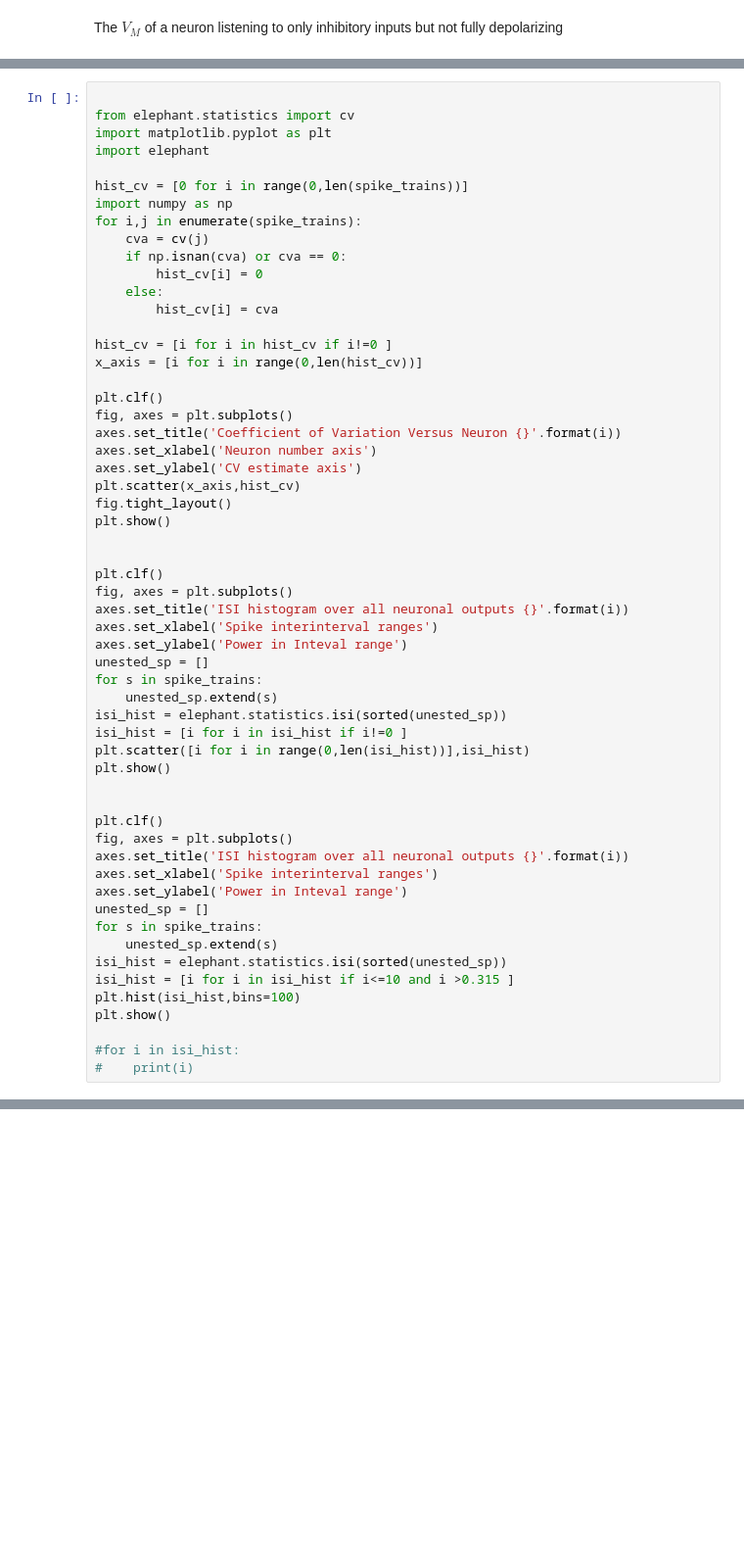
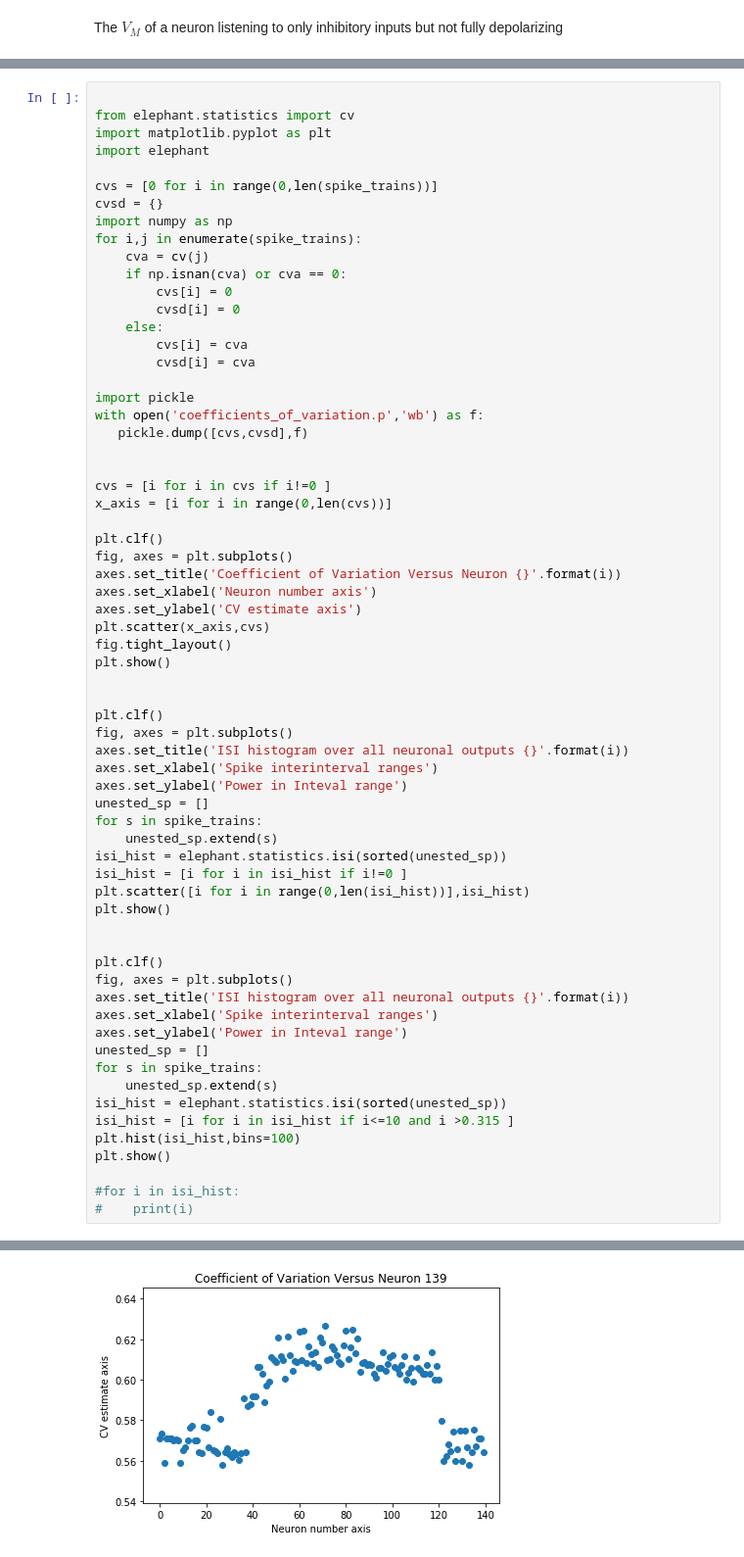
Before and after one commit to russelljjarvis/SpinnakerHippocampus, a Jupyter notebook: Spike_Analysis.ipynb, the cells around one changed output, grey strips where cells are left out. Shown at 98% size. Cells and saved outputs as stored; diff of their text form; blank space fills up the shorter version.

```diff
--- a/Spike_Analysis.ipynb
+++ b/Spike_Analysis.ipynb
@@ -70,24 +106,32 @@ from elephant.statistics import cv
 import matplotlib.pyplot as plt
 import elephant
 
-hist_cv = [0 for i in range(0,len(spike_trains))]
+cvs = [0 for i in range(0,len(spike_trains))]
+cvsd = {}
 import numpy as np
 for i,j in enumerate(spike_trains):
     cva = cv(j)
     if np.isnan(cva) or cva == 0:
-        hist_cv[i] = 0
+        cvs[i] = 0
+        cvsd[i] = 0
     else:
-        hist_cv[i] = cva
+        cvs[i] = cva
+        cvsd[i] = cva
 
-hist_cv = [i for i in hist_cv if i!=0 ]
-x_axis = [i for i in range(0,len(hist_cv))]
+import pickle
+with open('coefficients_of_variation.p','wb') as f:
+   pickle.dump([cvs,cvsd],f)
+
+
+cvs = [i for i in cvs if i!=0 ]
+x_axis = [i for i in range(0,len(cvs))]
 
 plt.clf()
 fig, axes = plt.subplots()
 axes.set_title('Coefficient of Variation Versus Neuron {}'.format(i))
 axes.set_xlabel('Neuron number axis')
 axes.set_ylabel('CV estimate axis')
-plt.scatter(x_axis,hist_cv)
+plt.scatter(x_axis,cvs)
 fig.tight_layout()
 plt.show()
 
@@ -121,3 +165,4 @@ plt.show()
 
 #for i in isi_hist:
 #    print(i)
+# %% [output]
@@ -123,0 +170 @@ plt.show()
+[figure, added]
```
Also changed, not shown: parts of 21 cells of this notebook.
